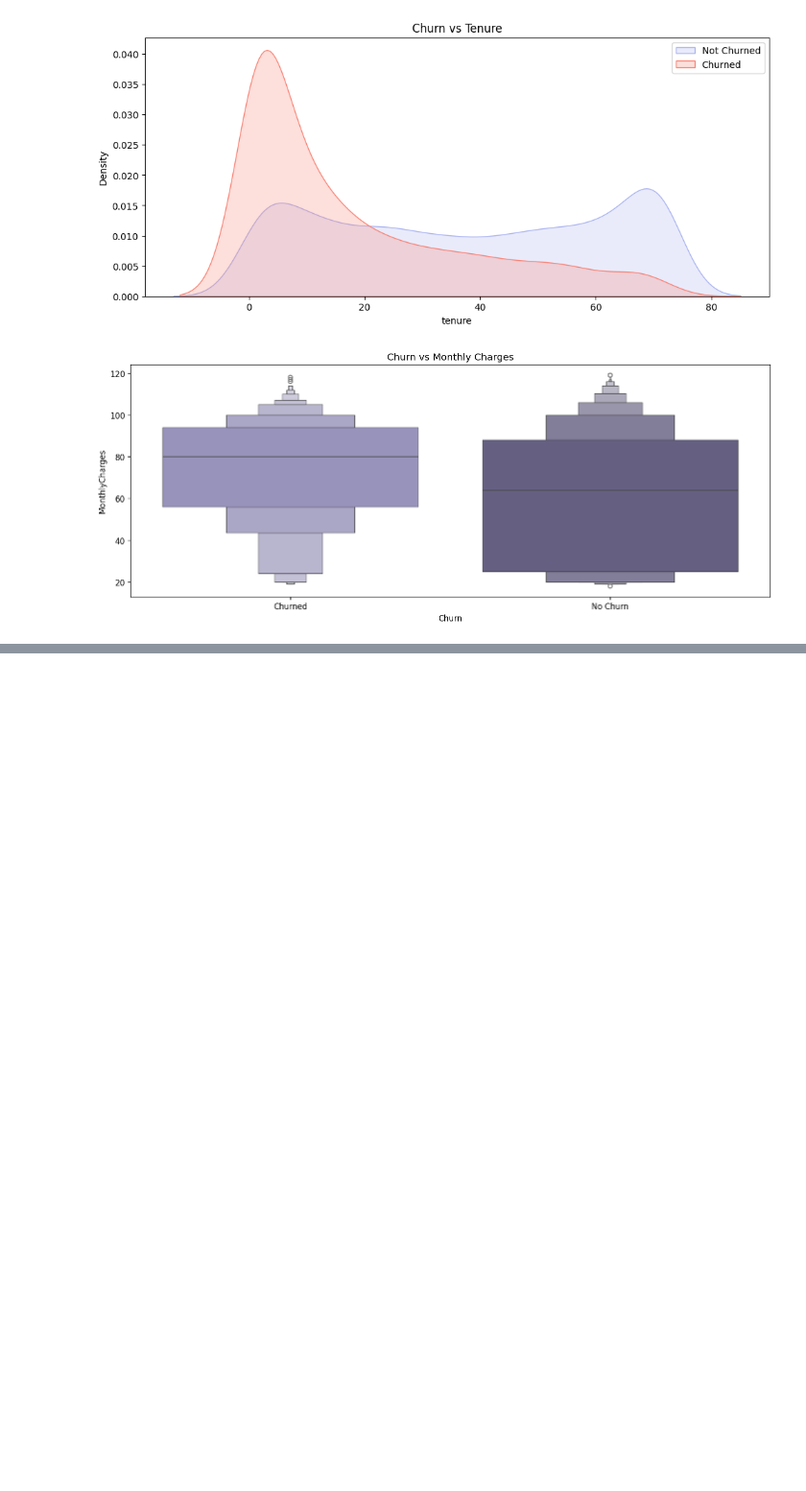
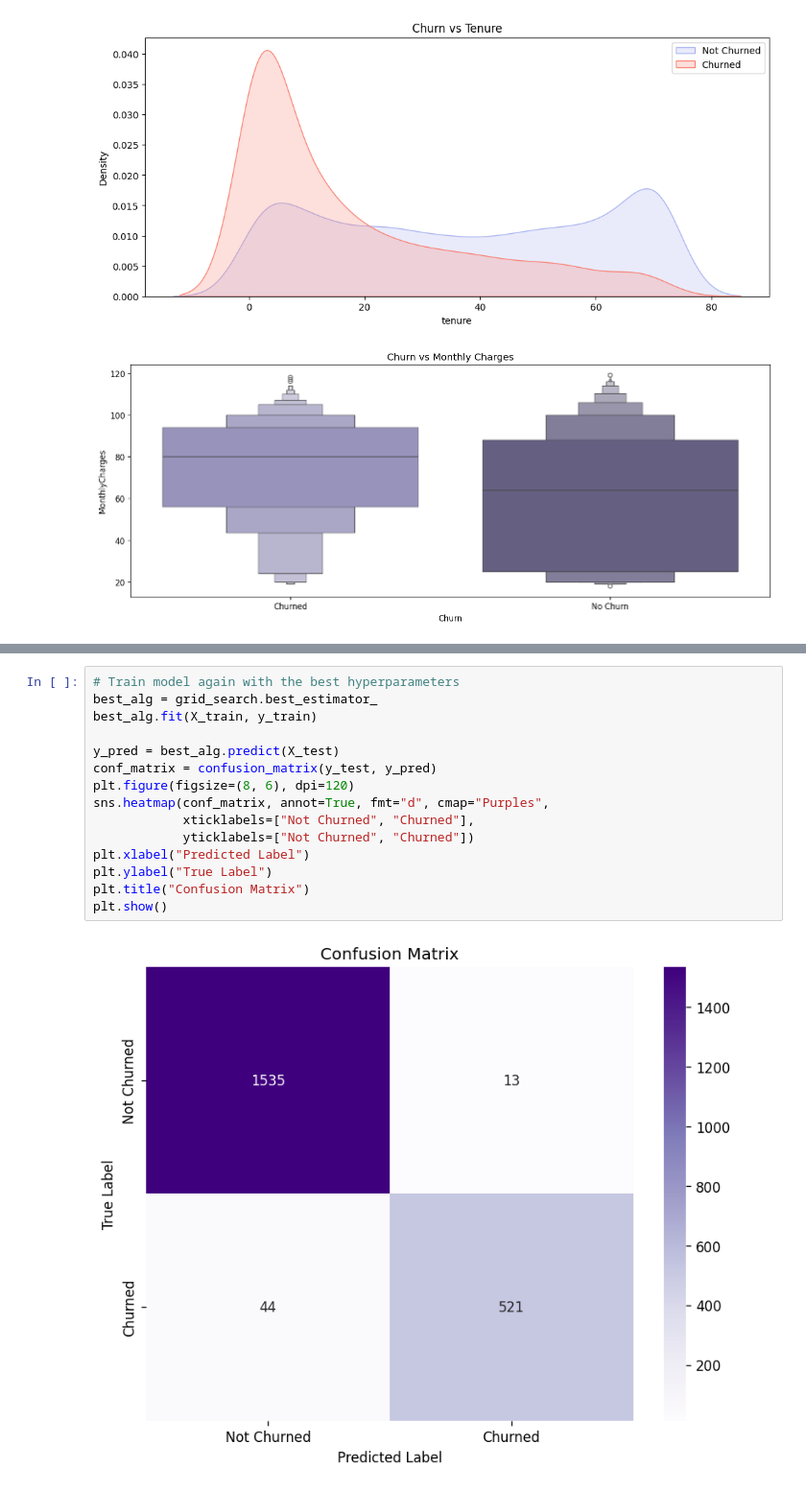
Before and after one commit to Snowman092/WIL-Group7, a Jupyter notebook: wil tele churn.ipynb, the cells around one changed output, grey strips where cells are left out. Shown at 96% size. Drawn from its saved outputs; the diff is of its cells as text; blank space fills up the shorter version.

```diff
--- a/wil tele churn.ipynb
+++ b/wil tele churn.ipynb
@@ -444,0 +522,17 @@ plt.show()
+# %%
+# Train model again with the best hyperparameters
+best_alg = grid_search.best_estimator_
+best_alg.fit(X_train, y_train)
+
+y_pred = best_alg.predict(X_test)
+conf_matrix = confusion_matrix(y_test, y_pred)
+plt.figure(figsize=(8, 6), dpi=120)
+sns.heatmap(conf_matrix, annot=True, fmt="d", cmap="Purples",
+            xticklabels=["Not Churned", "Churned"],
+            yticklabels=["Not Churned", "Churned"])
+plt.xlabel("Predicted Label")
+plt.ylabel("True Label")
+plt.title("Confusion Matrix")
+plt.show()
+# %% [output]
+[figure, added]
```
Also changed, not shown: parts of 7 cells of this notebook, 1 other file.
